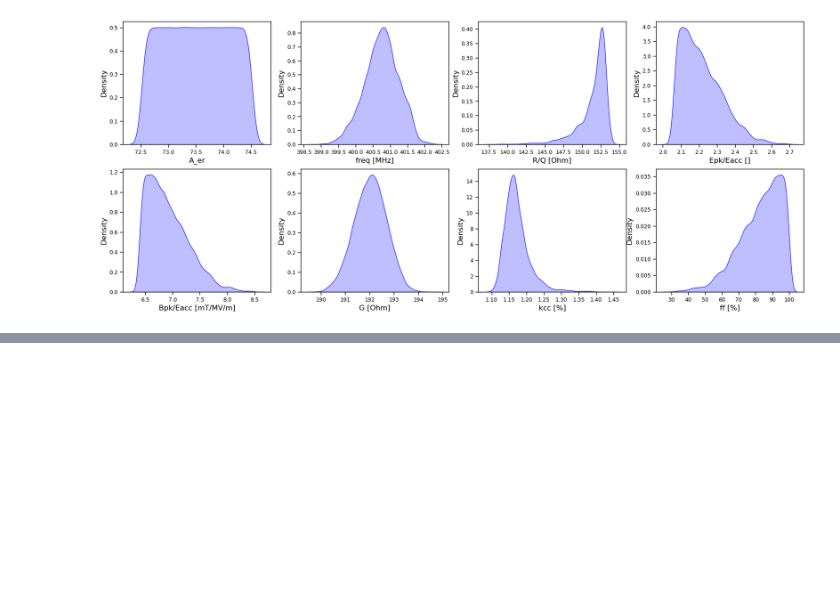
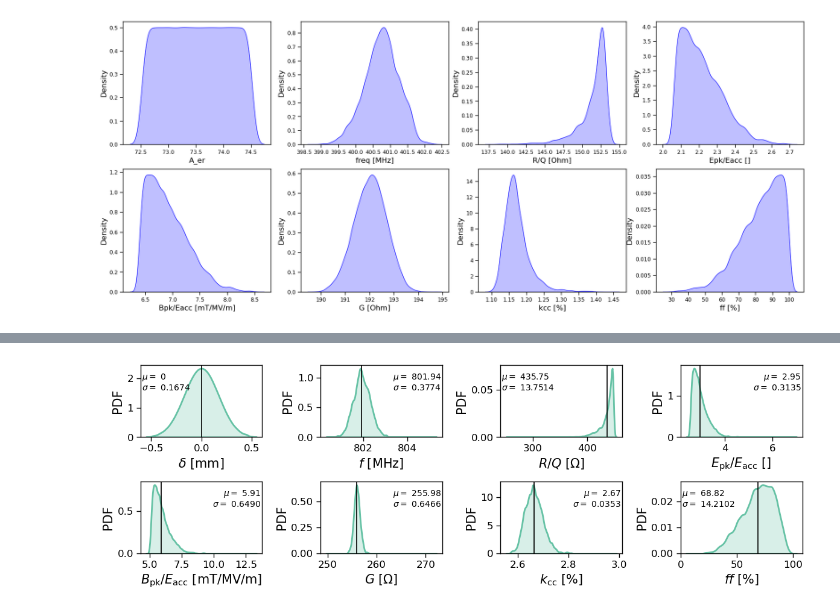
Before and after one commit to Dark-Elektron/CavityDesignHub, a Jupyter notebook: utils/dakota.ipynb, the cells around one changed output, grey strips where cells are left out. Saved outputs shown, nothing was run; the diff lists cells and outputs as text; code cells hidden in the pictures; blank space fills up the shorter version.

```diff
--- a/utils/dakota.ipynb
+++ b/utils/dakota.ipynb
@@ -237,0 +231,45 @@ sns.kdeplot(df_normal['ff [%]'], color='b', fill=True, ax=axes[1, 3])
+# %%
+
+fig, axes = plt.subplots(2, 4, figsize=(12,4))
+
+sns.set_context("paper", rc={"axes.labelsize":15})
+
+sns.kdeplot(df['A_el']-62.58, fill=True, ax=axes[0, 0], lw=2).set(xlabel='$\delta$ [mm]', ylabel='PDF')
+# axes[0, 0].legend(labels=['$A_{\mathrm{el}}$', '$A^{(0)}_{\mathrm{m0}}$', '$A_{\mathrm{er}}$'])
+text = '$\mu =$ ' + f"{0}" + '\n$\sigma = $ ' + f"{df['A_el'].std():.4f}"
+axes[0, 0].text(0.01, 0.9, text, fontsize = 10, color = "k", ha = "left", va = "top", transform = axes[0, 0].transAxes)
+
+# plot mean
+axes[0, 0].axvline(0, c='k')
+
+qois = df.columns[-7:]
+xlabels = ['$f$ [MHz]', '$R/Q$ [$\Omega$]', '$E_\mathrm{pk}/E_\mathrm{acc}$ []', '$B_\mathrm{pk}/E_\mathrm{acc}$ [mT/MV/m]', '$G$ [$\Omega$]', '$k_\mathrm{cc}$ [%]', '$ff$ [%]']
+for i in range(2):
+    for j in range(4):
+        if (i == 0 and j == 0):
+            continue
+        sns.kdeplot(df[qois[4*i + j - 1]], fill=True, ax=axes[i, j], lw=2).set(xlabel=xlabels[4*i + j - 1], ylabel='PDF')
+
+        # plot mean
+        axes[i, j].axvline(df[qois[4*i + j - 1]].mean(), c='k')
+
+        text = '$\mu =$ ' + f"{df[qois[4*i + j - 1]].mean():.2f}" + '\n$\sigma = $ ' + f"{df[qois[4*i + j - 1]].std():.4f}"
+        if (4*i + j - 1) in [1, 6]:
+            axes[i, j].text(0.01, 0.9, text, fontsize = 10, color = "k", ha = "left", va = "top", transform = axes[i, j].transAxes)
+        else:
+            axes[i, j].text(0.99, 0.9, text, fontsize = 10, color = "k", ha = "right", va = "top", transform = axes[i, j].transAxes)
+
+
+# sns.kdeplot(df['R/Q [Ohm]'], fill=True, ax=axes[0, 2], lw=2).set(xlabel='$R/Q$ [$\Omega$]', ylabel='PDF')
+# sns.kdeplot(df['Epk/Eacc []'], fill=True, ax=axes[0, 3], lw=2).set(xlabel='$E_\mathrm{pk}/E_\mathrm{acc}$ []', ylabel='PDF')
+# sns.kdeplot(df['Bpk/Eacc [mT/MV/m]'], fill=True, ax=axes[1, 0], lw=2).set(xlabel='$B_\mathrm{pk}/E_\mathrm{acc}$ [mT/MV/m]', ylabel='PDF')
+# sns.kdeplot(df['G [Ohm]'], fill=True, ax=axes[1, 1], lw=2).set(xlabel='$G$ [$\Omega$]', ylabel='PDF')
+# sns.kdeplot(df['kcc [%]'], fill=True, ax=axes[1, 2], lw=2).set(xlabel='$k_\mathrm{cc}$ [%]', ylabel='PDF')
+# sns.kdeplot(df['ff [%]'], fill=True, ax=axes[1, 3], lw=2).set(xlabel='$ff$ [%]', ylabel='PDF')
+for ax in axes.flatten():
+    ax.tick_params(labelsize=12)
+
+plt.tight_layout()
+plt.savefig(fr"D:\Dropbox\Quick presentation files\c3795_kde_mc_normal.png")
+# %% [output]
+[figure, added]
```
Also changed, not shown: parts of 19 cells of this notebook, 18 other files.
